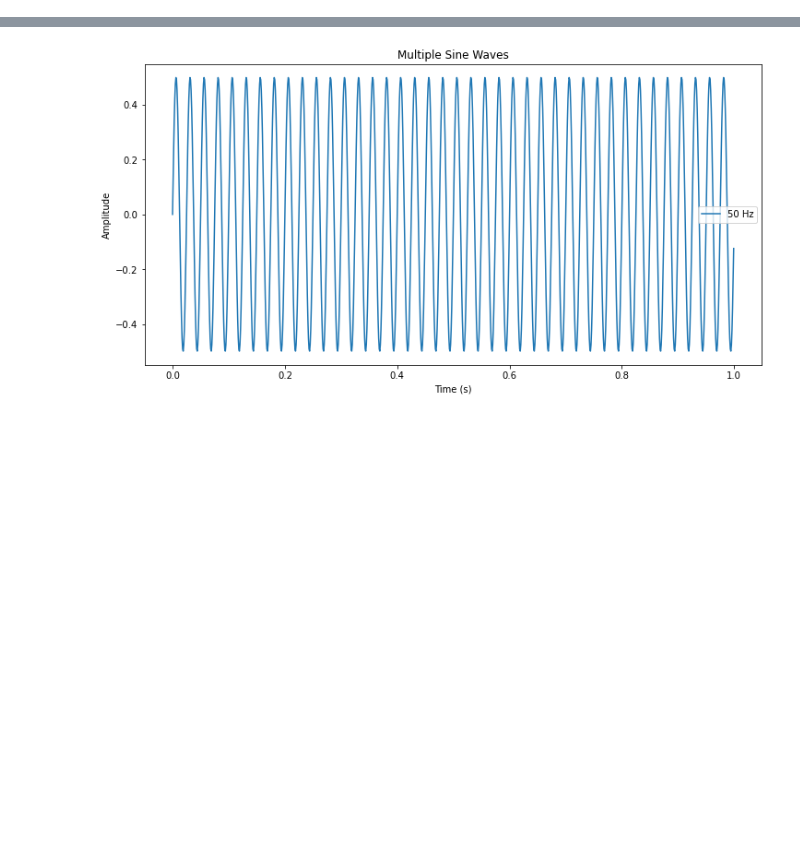
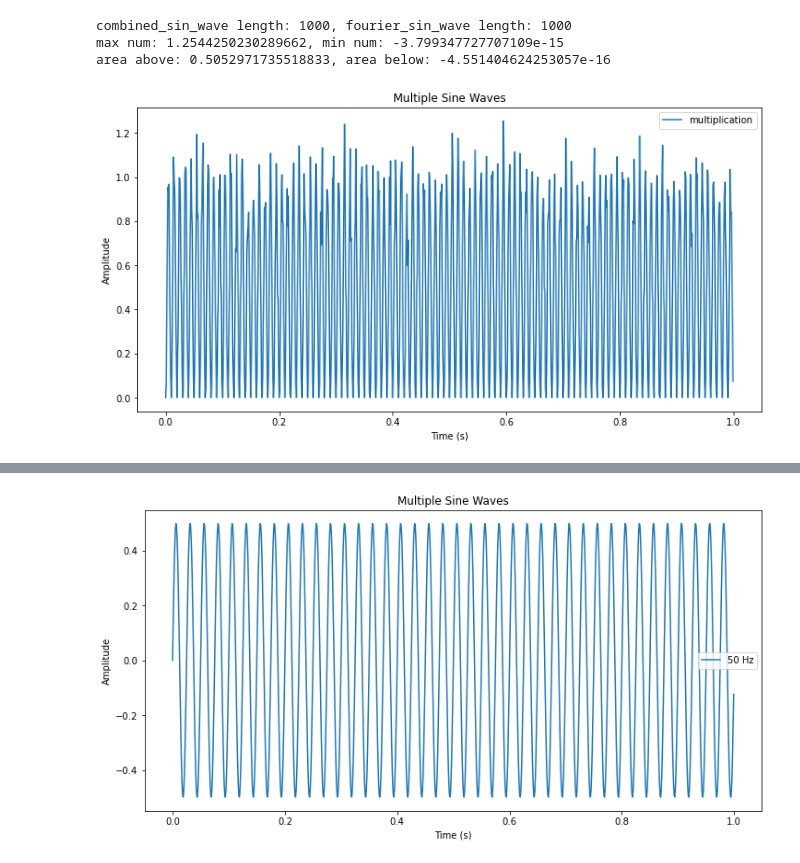
Before and after one commit to sayingless/fast-fourier-transform, a Jupyter notebook: Fourier Transform.ipynb, the cells around one changed output, grey strips where cells are left out. Saved outputs shown, nothing was run; the diff lists cells and outputs as text; code cells hidden in the pictures; blank space fills up the shorter version.

```diff
--- a/Fourier Transform.ipynb
+++ b/Fourier Transform.ipynb
@@ -25,0 +64,30 @@ plt.show()
+# %%
+fourier_frequency = 50  # Hz
+fourier_sin_wave = amplitude * np.sin(2 * np.pi * fourier_frequency * time)
+
+fourier_sin_x = combined_sin_wave * fourier_sin_wave
+max_num = np.amax(fourier_sin_x)
+min_num = np.amin(fourier_sin_x)
+
+above_x_axis = fourier_sin_x > 0
+below_x_axis = fourier_sin_x < 0
+area_above_x_axis = np.trapz(fourier_sin_x[above_x_axis], time[above_x_axis])
+area_under_x_axis = np.trapz(fourier_sin_x[below_x_axis], time[below_x_axis])
+area_combined = area_above_x_axis + area_under_x_axis
+
+print(f'combined_sin_wave length: {len(combined_sin_wave)}, fourier_sin_wave length: {len(fourier_sin_wave)}')
+print(f'max num: {max_num}, min num: {min_num}')
+print(f'area above: {area_above_x_axis}, area below: {area_under_x_axis}, area combined: {area_combined}')
+
+# Plot sine waves
+plt.plot(time, fourier_sin_x, label='multiplication')
+plt.xlabel('Time (s)')
+plt.ylabel('Amplitude')
+plt.title('Multiple Sine Waves')
+plt.legend()
+plt.show()
+# %% [output]
+combined_sin_wave length: 1000, fourier_sin_wave length: 1000
+max num: 1.2544250230289662, min num: -3.799347727707109e-15
+area above: 0.5052971735518833, area below: -4.551404624253057e-16
+[figure, added]
```
Also changed, not shown: parts of 20 cells of this notebook.
